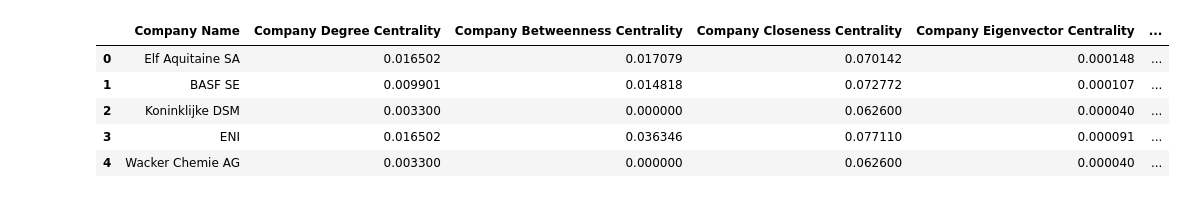
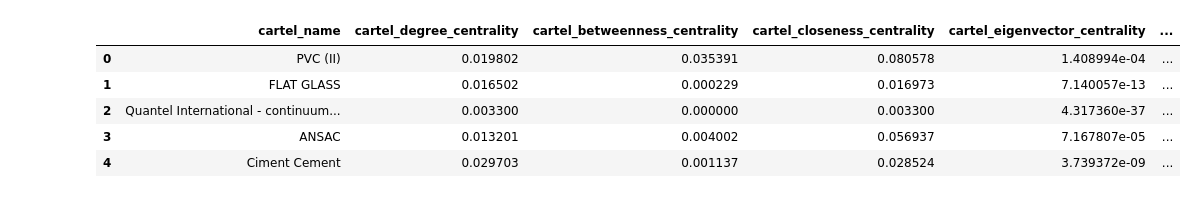
Before and after one commit to DeChrigi/BA_Thesis, a Jupyter notebook: cartel_network.ipynb, the cells around one changed output. Saved outputs shown, nothing was run; the diff lists cells and outputs as text; code cells hidden in the pictures.

Commit message:
modified:   cartel_network.ipynb new file:   transformed_data/cartel_data_with_centrality_measures.xlsx

```diff
--- a/cartel_network.ipynb
+++ b/cartel_network.ipynb
@@ -90,3 +93,17 @@ G.add_edges_from(edge_list)
+# %%
+# Create a simple graph
+G = nx.Graph()
+
+# Add firm nodes with type "company" and bipartite 0 for left sided alignment in visualization
+for entity in entity_list:
+    G.add_node(entity["Entity"], type="Company", bipartite=0, key_iustin=entity["Key Iustin"], key_iustin_long=entity["Key Iustin Long"], firm_name=entity["Firm Name"])
+
+# Add cartel nodes with type "cartel" and bipartite 1 for right sided alignment in visualization
+for cartel in cartel_list:
+    G.add_node(cartel["Cartel"], type="Cartel", bipartite=1, case=cartel["Case"], startyear=cartel["Startyear"], endyear=cartel["Endyear"], duration=cartel["Duration"], number_of_firms=cartel["Number of Firms"], number_of_cartel_firms=cartel["Number of Cartel Firms"], sector=cartel["Sector"], subsector=cartel["Subsector"], classification=cartel["Cartel Classification"])
+
+# Add edges
+G.add_edges_from(edge_list)
 # %%
 # Set Company Nodes and Cartel Nodes for bipartite layout
 company_nodes = {node for node, attributes in G.nodes(data=True) if attributes["bipartite"] == 0}
@@ -128,48 +142,51 @@ plt.show()
 # %%
-# Zentralitätsmetriken berechnen
+# Calculate centrality measures for all nodes
 centrality_measures = {
-    "Degree Centrality": nx.degree_centrality(G),
-    "Betweenness Centrality": nx.betweenness_centrality(G),
-    "Closeness Centrality": nx.closeness_centrality(G),
-    "Eigenvector Centrality": nx.eigenvector_centrality(G),
-    "PageRank": nx.pagerank(G),
-    "Harmonic Centrality": nx.harmonic_centrality(G),
-    "Degrees": dict(G.degree())
+    "degree_centrality": nx.degree_centrality(G),
+    "betweenness_centrality": nx.betweenness_centrality(G),
+    "closeness_centrality": nx.closeness_centrality(G),
+    "eigenvector_centrality": nx.eigenvector_centrality(G),
+    "pagerank": nx.pagerank(G),
+    "harmonic_centrality": nx.harmonic_centrality(G),
+    "degree": dict(G.degree())
 }
 
-# Daten für Unternehmen und Kartelle in DataFrames umwandeln
+# Create seperate lists for company/firm and cartel centralities
 company_centrality = []
 cartel_centrality = []
 
-for node in G.nodes(data=True):
-    node_name, attributes = node
+# Loop through the nodes in the graph
+for node, attributes in G.nodes(data=True):
+
+    # Get the node type (Cartel or Company)
     node_type = attributes["type"]
 
+    # Create dictionary with name of company or cartel and their corresponding centrality measures
     centrality_data = {
-        "Name": node_name,
-        "Degree Centrality": centrality_measures["Degree Centrality"].get(node_name, 0),
-        "Betweenness Centrality": centrality_measures["Betweenness Centrality"].get(node_name, 0),
-        "Closeness Centrality": centrality_measures["Closeness Centrality"].get(node_name, 0),
-        "Eigenvector Centrality": centrality_measures["Eigenvector Centrality"].get(node_name, 0),
-        "PageRank": centrality_measures["PageRank"].get(node_name, 0),
-        "Harmonic Centrality": centrality_measures["Harmonic Centrality"].get(node_name, 0),
-        "Degrees": centrality_measures["Degrees"].get(node_name, 0)
+        "name": node,
+        "degree_centrality": centrality_measures["degree_centrality"].get(node, 0),
+        "betweenness_centrality": centrality_measures["betweenness_centrality"].get(node, 0),
+        "closeness_centrality": centrality_measures["closeness_centrality"].get(node, 0),
+        "eigenvector_centrality": centrality_measures["eigenvector_centrality"].get(node, 0),
+        "pagerank": centrality_measures["pagerank"].get(node, 0),
+        "harmonic_centrality": centrality_measures["harmonic_centrality"].get(node, 0),
+        "degree": centrality_measures["degree"].get(node, 0)
     }
 
     if node_type == "Company":
         company_centrality.append(centrality_data)
     elif node_type == "Cartel":
         cartel_centrality.append(centrality_data)
 
 # DataFrames erstellen
-df_cartel_centrality = pd.DataFrame(cartel_centrality).add_prefix('Cartel ')
-df_company_centrality = pd.DataFrame(company_centrality).add_prefix('Company ')
+df_cartel_centrality = pd.DataFrame(cartel_centrality).add_prefix('cartel_')
+df_company_centrality = pd.DataFrame(company_centrality).add_prefix('company_')
 
-df_company_centrality.head()
+df_cartel_centrality.head()
 # %% [output]
-|  | Company Name | Company Degree Centrality | Company Betweenness Centrality | Company Closeness Centrality | Company Eigenvector Centrality | ... |
-| 0 | Elf Aquitaine SA | 0.016502 | 0.017079 | 0.070142 | 0.000148 | ... |
-| 1 | BASF SE | 0.009901 | 0.014818 | 0.072772 | 0.000107 | ... |
-| 2 | Koninklijke DSM | 0.003300 | 0.000000 | 0.062600 | 0.000040 | ... |
-| 3 | ENI | 0.016502 | 0.036346 | 0.077110 | 0.000091 | ... |
-| 4 | Wacker Chemie AG | 0.003300 | 0.000000 | 0.062600 | 0.000040 | ... |
+|  | cartel_name | cartel_degree_centrality | cartel_betweenness_centrality | cartel_closeness_centrality | cartel_eigenvector_centrality | ... |
+| 0 | PVC (II) | 0.019802 | 0.035391 | 0.080578 | 1.408994e-04 | ... |
+| 1 | FLAT GLASS | 0.016502 | 0.000229 | 0.016973 | 7.140057e-13 | ... |
+| 2 | Quantel International - continuum... | 0.003300 | 0.000000 | 0.003300 | 4.317360e-37 | ... |
+| 3 | ANSAC | 0.013201 | 0.004002 | 0.056937 | 7.167807e-05 | ... |
+| 4 | Ciment Cement | 0.029703 | 0.001137 | 0.028524 | 3.739372e-09 | ... |
```
Also changed, not shown: parts of 8 cells of this notebook, 1 other file.
